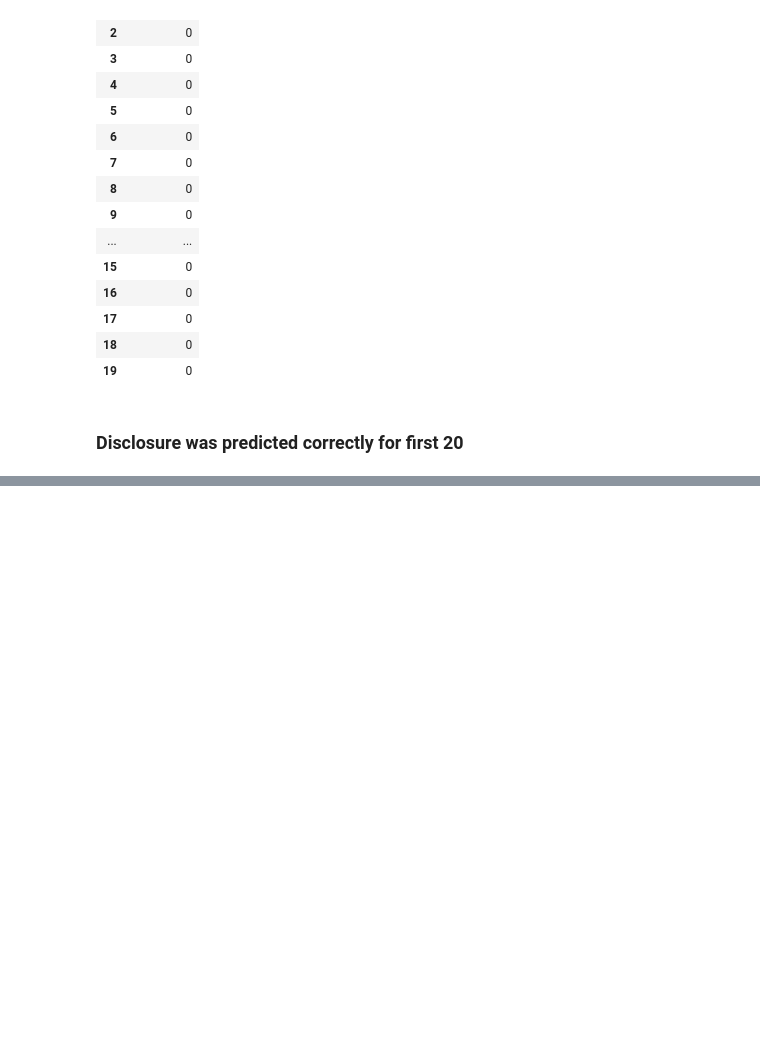
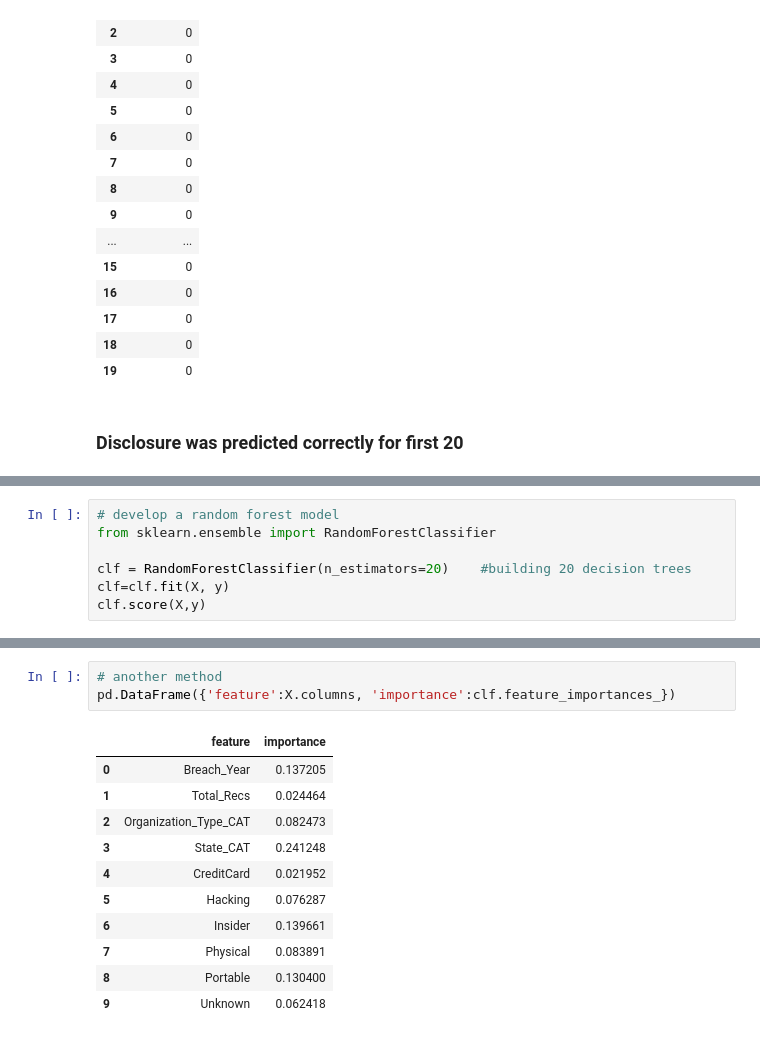
Before and after one commit to dmrod01/Capstone, a Jupyter notebook: Data Analytics Model Building Descriptive Analytics Supervised 2.ipynb, the cells around one changed output, grey strips where cells are left out. Saved outputs shown, nothing was run; the diff lists cells and outputs as text; blank space fills up the shorter version.

```diff
--- a/Data Analytics Model Building Descriptive Analytics Supervised 2.ipynb
+++ b/Data Analytics Model Building Descriptive Analytics Supervised 2.ipynb
@@ -658,0 +936,7 @@ df_score.head()
+# %%
+# develop a random forest model
+from sklearn.ensemble import RandomForestClassifier
+
+clf = RandomForestClassifier(n_estimators=20)    #building 20 decision trees
+clf=clf.fit(X, y)
+clf.score(X,y)
@@ -658,0 +966,15 @@ df_score.head()
+# %%
+# another method
+pd.DataFrame({'feature':X.columns, 'importance':clf.feature_importances_})
+# %% [output]
+|  | feature | importance |
+| 0 | Breach_Year | 0.137205 |
+| 1 | Total_Recs | 0.024464 |
+| 2 | Organization_Type_CAT | 0.082473 |
+| 3 | State_CAT | 0.241248 |
+| 4 | CreditCard | 0.021952 |
+| 5 | Hacking | 0.076287 |
+| 6 | Insider | 0.139661 |
+| 7 | Physical | 0.083891 |
+| 8 | Portable | 0.130400 |
+| 9 | Unknown | 0.062418 |
```
Also changed, not shown: parts of 64 cells of this notebook.
